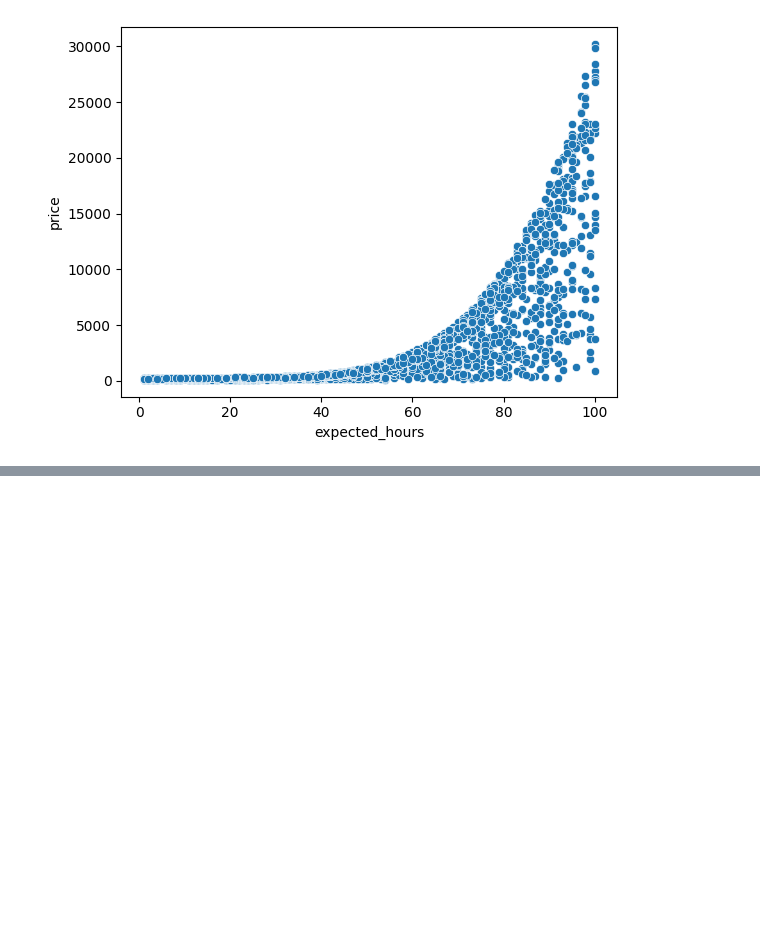
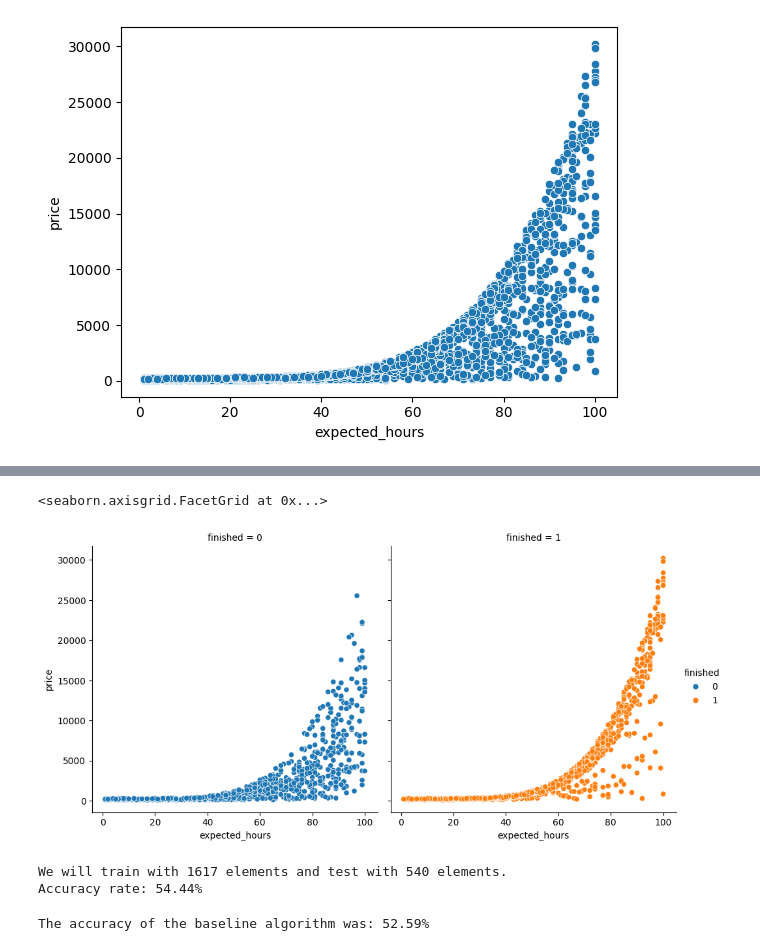
Before and after one commit to GuilhermePereiraRamalho/Machine-Learning, a Jupyter notebook: 3.ipynb, the cells around one changed output, grey strips where cells are left out. Drawn from its saved outputs; the diff is of its cells as text; code cells hidden in the pictures; blank space fills up the shorter version.

```diff
--- a/3.ipynb
+++ b/3.ipynb
@@ -22,0 +42,5 @@ sns.scatterplot(x='expected_hours', y='price', data=data)
+# %%
+sns.relplot(x='expected_hours', y='price', hue='finished', col='finished', data=data)
+# %% [output]
+<seaborn.axisgrid.FacetGrid at 0x...>
+[figure, added]
@@ -22,0 +50,30 @@ sns.scatterplot(x='expected_hours', y='price', data=data)
+# %%
+from sklearn.model_selection import train_test_split
+from sklearn.svm import LinearSVC
+from  sklearn.metrics import accuracy_score
+
+SEED = 20
+
+train_x, test_x, train_y, test_y = train_test_split(x, y,
+                                                     random_state=SEED,
+                                                     test_size=0.25,
+                                                     stratify = y)
+print(f"We will train with {len(train_x)} elements and test with {len(test_x)} elements.")
+
+model = LinearSVC()
+model.fit(train_x, train_y)
+predictions = model.predict(test_x)
+
+accuracy_rate = accuracy_score(test_y, predictions)*100
+print(f'Accuracy rate: {accuracy_rate:.2f}%')
+# %% [output]
+We will train with 1617 elements and test with 540 elements.
+Accuracy rate: 54.44%
+# %%
+import numpy as np
+
+baseline_predictions = np.ones(540)
+accuracy_rate = accuracy_score(test_y, baseline_predictions)*100
+print(f'The accuracy of the baseline algorithm was: {accuracy_rate:.2f}%')
+# %% [output]
+The accuracy of the baseline algorithm was: 52.59%
```
Also changed, not shown: parts of 14 cells of this notebook.
